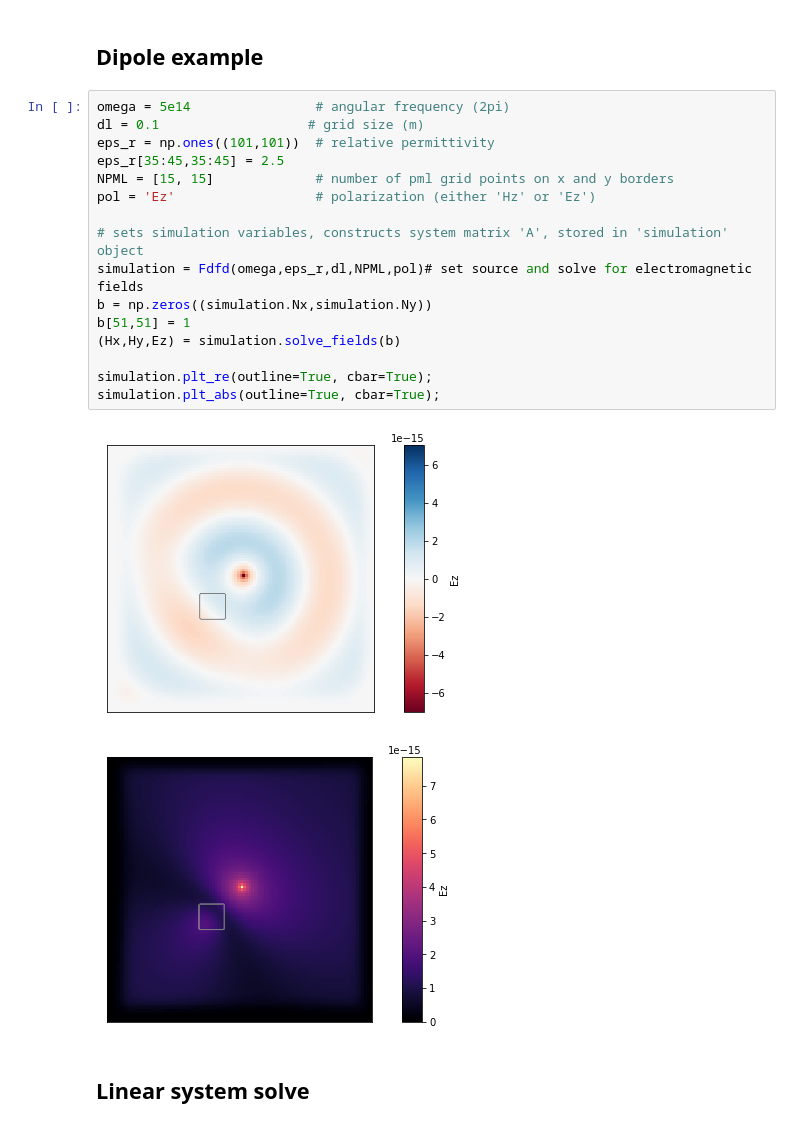
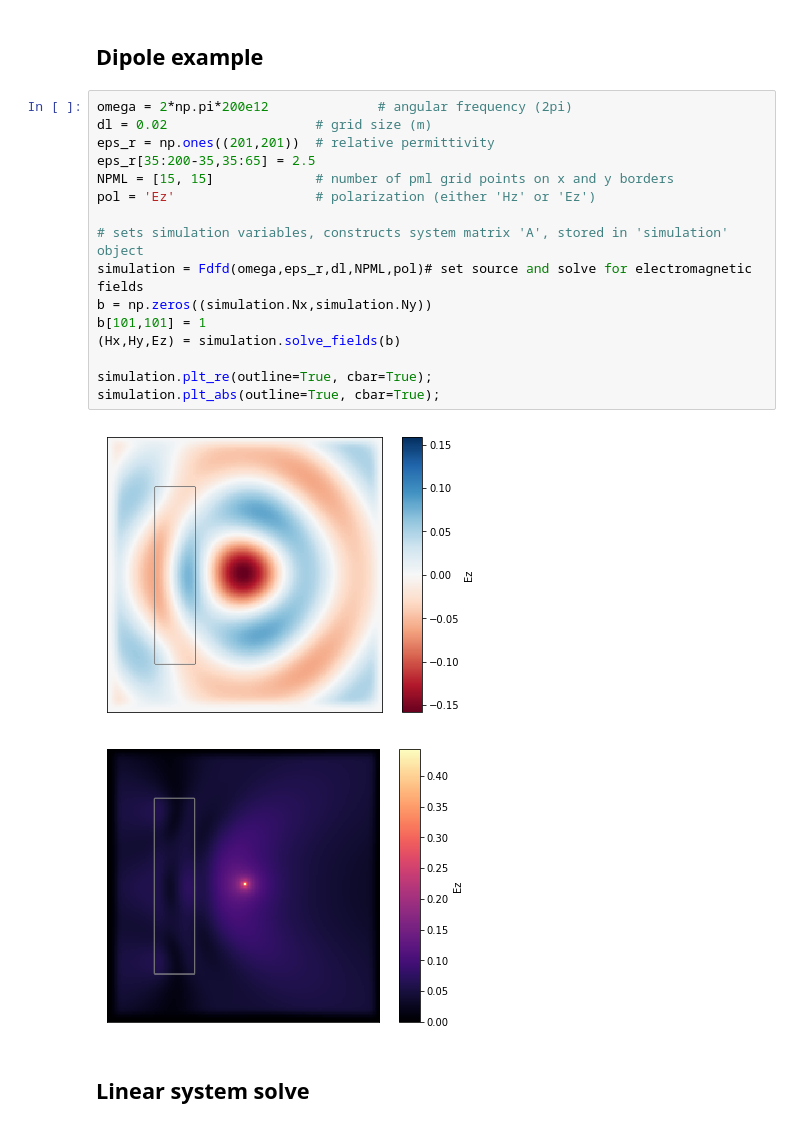
Before and after one commit to fancompute/fdfdpy, a Jupyter notebook: notebooks/Tests.ipynb, the cells around one changed output. Cells and saved outputs as stored; diff of their text form.

```diff
--- a/notebooks/Tests.ipynb
+++ b/notebooks/Tests.ipynb
@@ -15,24 +15,24 @@ import scipy.sparse as sp
 # %% [markdown]
 ## Dipole example
 # %%
-omega = 5e14                # angular frequency (2pi)
-dl = 0.1                   # grid size (m)
-eps_r = np.ones((101,101))  # relative permittivity
-eps_r[35:45,35:45] = 2.5
+omega = 2*np.pi*200e12              # angular frequency (2pi)
+dl = 0.02                   # grid size (m)
+eps_r = np.ones((201,201))  # relative permittivity
+eps_r[35:200-35,35:65] = 2.5
 NPML = [15, 15]             # number of pml grid points on x and y borders
 pol = 'Ez'                  # polarization (either 'Hz' or 'Ez')
 
 # sets simulation variables, constructs system matrix 'A', stored in 'simulation' object
 simulation = Fdfd(omega,eps_r,dl,NPML,pol)# set source and solve for electromagnetic fields
 b = np.zeros((simulation.Nx,simulation.Ny))
-b[51,51] = 1
+b[101,101] = 1
 (Hx,Hy,Ez) = simulation.solve_fields(b)
 
 simulation.plt_re(outline=True, cbar=True);
 simulation.plt_abs(outline=True, cbar=True);
 # %% [output]
-[figure, old version]
+[figure, new version]
-[figure, old version]
+[figure, new version]
 # %% [markdown]
 ## Linear system solve
 # %% [markdown]
```
Also changed, not shown: 1 other file.
